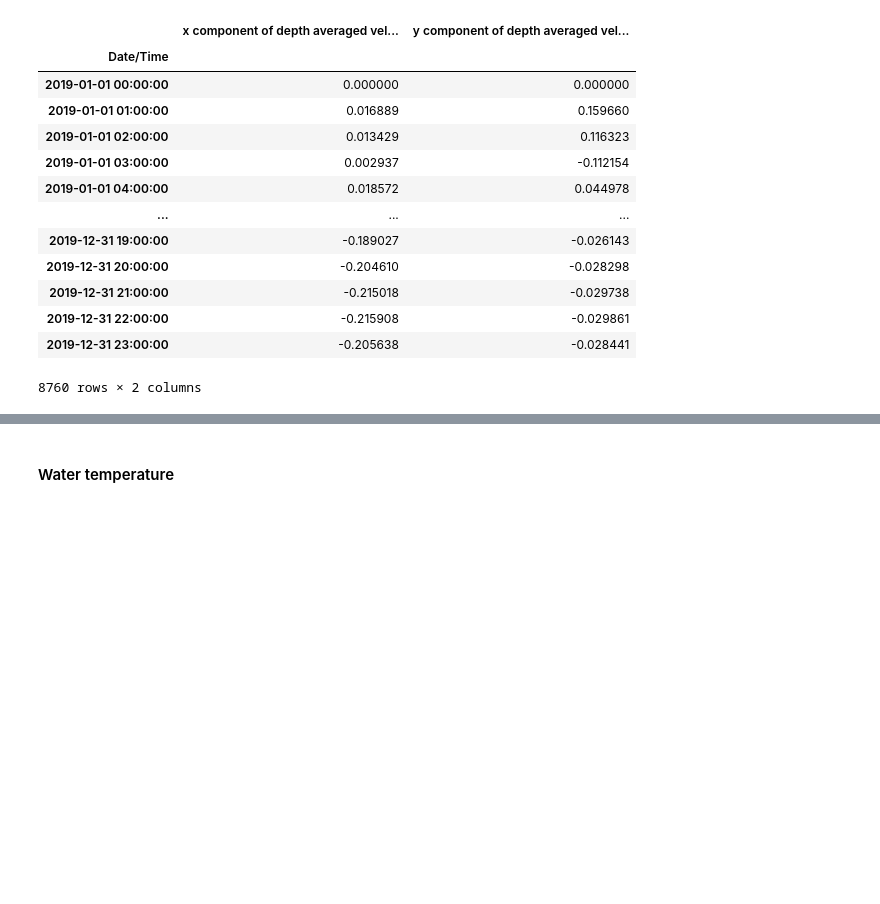
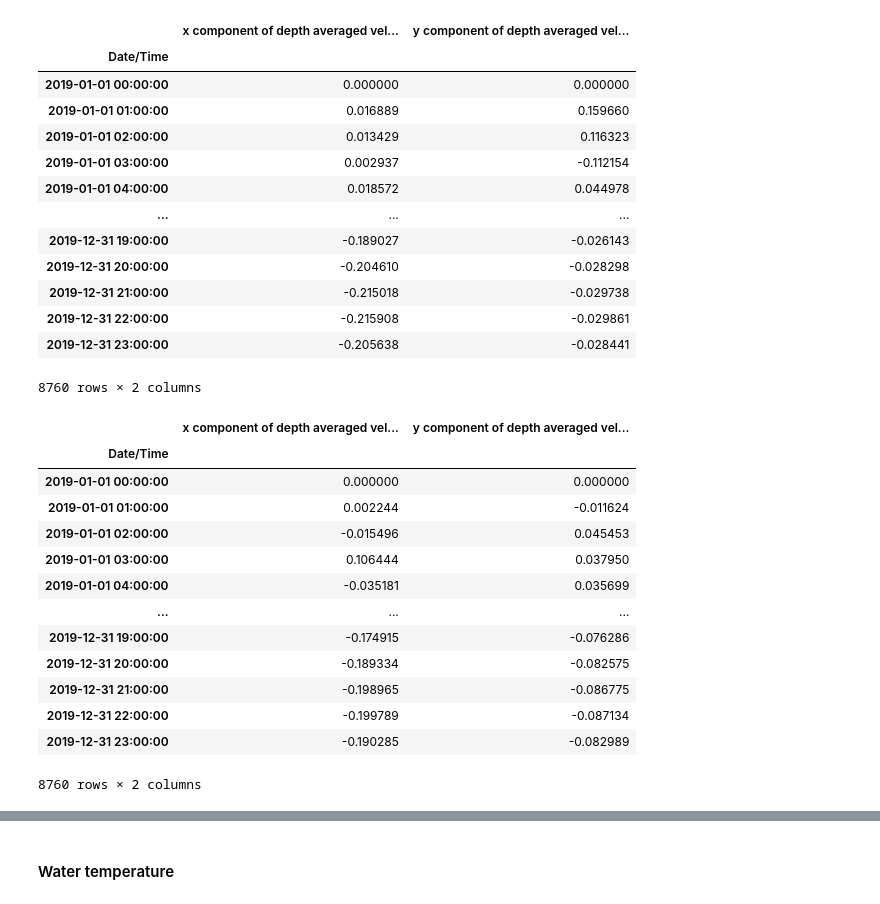
Before and after one commit to CostaNathan/doctorate, a Jupyter notebook: emissarios_dados.ipynb, the cells around one changed output, grey strips where cells are left out. Cells and saved outputs as stored; diff of their text form; code cells hidden in the pictures; blank space fills up the shorter version.

```diff
--- a/emissarios_dados.ipynb
+++ b/emissarios_dados.ipynb
@@ -1636,3 +1636,34 @@ DAV_xy_santos
 | 2019-12-31 22:00:00 | -0.215908 | -0.029861 |
 | 2019-12-31 23:00:00 | -0.205638 | -0.028441 |
 8760 rows × 2 columns
+# %%
+DAV_x_guaruja = pd.read_csv('https://github.com/CostaNathan/doctorate/blob/3b5c4e5267b8ce423e5aaba871517fd833101eaa/data/DAV_xcomp_Guaruja.csv?raw=true', sep = ',', encoding='latin1', header = 0)
+DAV_x_guaruja = DAV_x_guaruja.rename(columns={'date and time': 'Date/Time', 'x component of depth averaged velocity (m/s)':'x component of depth averaged velocity Guaruja (m/s)'})
+DAV_x_guaruja['Date/Time'] = pd.to_datetime(DAV_x_guaruja['Date/Time'])
+DAV_x_guaruja = DAV_x_guaruja.set_index(DAV_x_guaruja['Date/Time'])
+DAV_x_guaruja = DAV_x_guaruja.drop('Date/Time', axis = 1)
+
+DAV_y_guaruja = pd.read_csv('https://github.com/CostaNathan/doctorate/blob/3b5c4e5267b8ce423e5aaba871517fd833101eaa/data/DAV_ycomp_Guaruja.csv?raw=true', sep = ',', encoding='latin1', header = 0)
+DAV_y_guaruja = DAV_y_guaruja.rename(columns={'date and time': 'Date/Time', 'y component of depth averaged velocity (m/s)':'y component of depth averaged velocity Guaruja (m/s)'})
+DAV_y_guaruja['Date/Time'] = pd.to_datetime(DAV_y_guaruja['Date/Time'])
+DAV_y_guaruja = DAV_y_guaruja.set_index(DAV_y_guaruja['Date/Time'])
+DAV_y_guaruja = DAV_y_guaruja.drop('Date/Time', axis = 1)
+
+
+DAV_xy_guaruja = pd.concat([DAV_x_guaruja,DAV_y_guaruja], axis = 1 )
+DAV_xy_guaruja
+# %% [output]
+|  | x component of depth averaged vel... | y component of depth averaged vel... |
+| Date/Time |  |  |
+| 2019-01-01 00:00:00 | 0.000000 | 0.000000 |
+| 2019-01-01 01:00:00 | 0.002244 | -0.011624 |
+| 2019-01-01 02:00:00 | -0.015496 | 0.045453 |
+| 2019-01-01 03:00:00 | 0.106444 | 0.037950 |
+| 2019-01-01 04:00:00 | -0.035181 | 0.035699 |
+| ... | ... | ... |
+| 2019-12-31 19:00:00 | -0.174915 | -0.076286 |
+| 2019-12-31 20:00:00 | -0.189334 | -0.082575 |
+| 2019-12-31 21:00:00 | -0.198965 | -0.086775 |
+| 2019-12-31 22:00:00 | -0.199789 | -0.087134 |
+| 2019-12-31 23:00:00 | -0.190285 | -0.082989 |
+8760 rows × 2 columns
```
Also changed, not shown: parts of 7 cells of this notebook.
